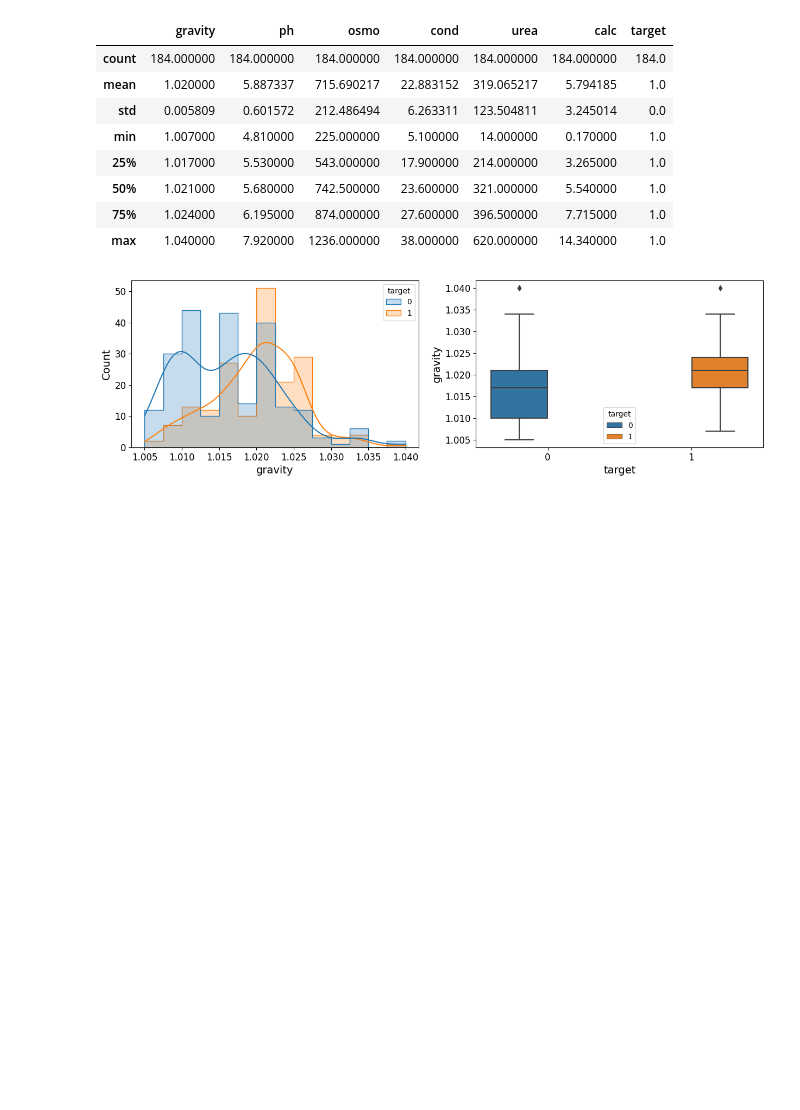
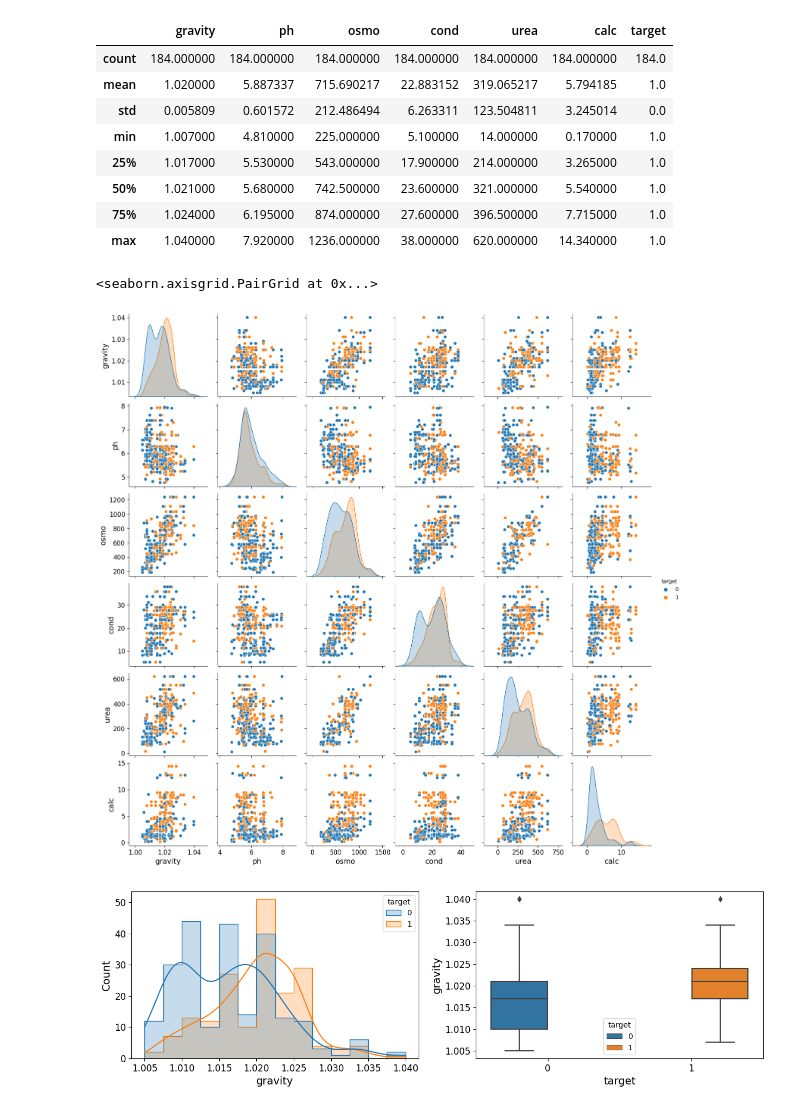
Before and after one commit to ayushmehraa/Kidney-stone-prediction, a Jupyter notebook: notebook.ipynb, the cells around one changed output. Drawn from its saved outputs; the diff is of its cells as text; code cells hidden in the pictures; blank space fills up the shorter version.

Commit message:
added pair plot

```diff
--- a/notebook.ipynb
+++ b/notebook.ipynb
@@ -132,6 +132,11 @@ train_df[train_df.target==1].describe()
 | 50% | 1.021000 | 5.680000 | 742.500000 | 23.600000 | 321.000000 | 5.540000 | 1.0 |
 | 75% | 1.024000 | 6.195000 | 874.000000 | 27.600000 | 396.500000 | 7.715000 | 1.0 |
 | max | 1.040000 | 7.920000 | 1236.000000 | 38.000000 | 620.000000 | 14.340000 | 1.0 |
+# %%
+sns.pairplot(data=train_df,hue= 'target')
+# %% [output]
+<seaborn.axisgrid.PairGrid at 0x...>
+[figure, added]
 # %%
 def plot_numerical_data(X,hue):
     fig, axes =plt.subplots(1, 2, figsize = (15,4))
```
Also changed, not shown: parts of 18 cells of this notebook.
